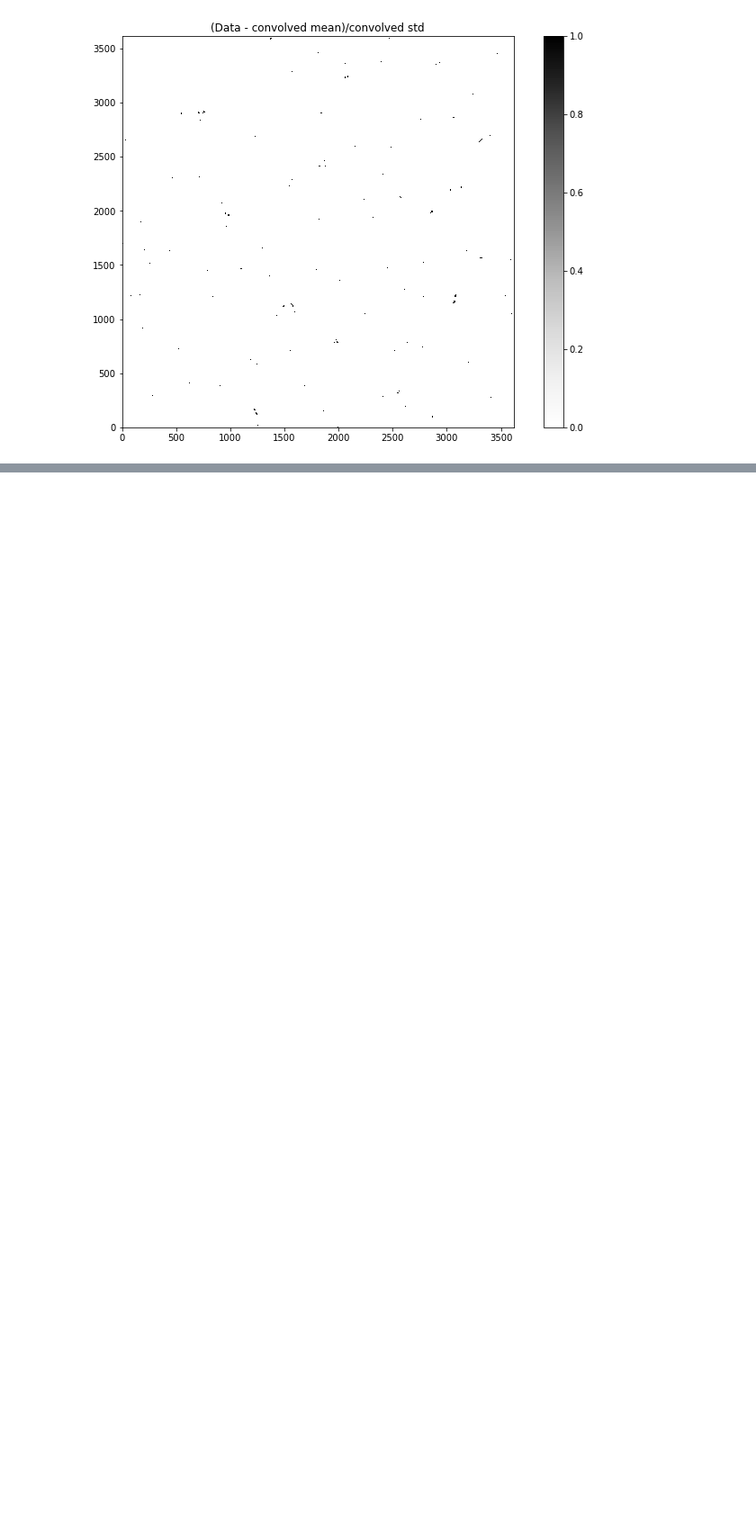
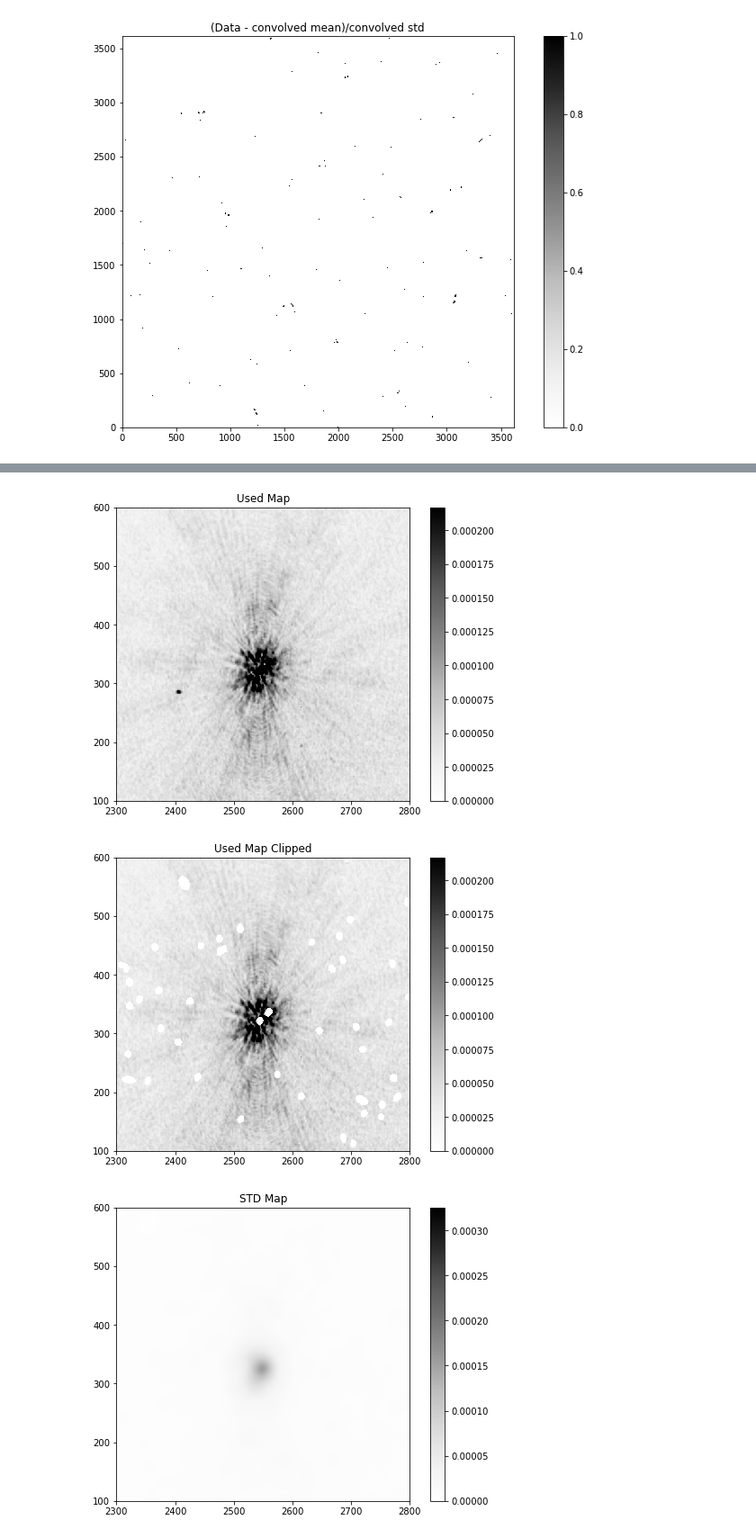
Before and after one commit to Woutmg/Meerkat_FracPol_New, a Jupyter notebook: RMS_maker.ipynb, the cells around one changed output, grey strips where cells are left out. Shown at 90% size. Drawn from its saved outputs; the diff is of its cells as text; code cells hidden in the pictures; blank space fills up the shorter version.

```diff
--- a/RMS_maker.ipynb
+++ b/RMS_maker.ipynb
@@ -138,0 +143,69 @@ plt.savefig('linpol_selection.pdf', dpi=500)
+# %%
+path_rmsynth = r'/net/vdesk/data2/GoesaertW/Meerkat_Data/Abell_85/rmsynth/'
+fname_rmsynth = 'rmsynth_polint'
+hdu_rmsynth = fits.open(get_pkg_data_filename(path+fname+'.fits'))[0]
+header_rmsynth = hdu.header
+data_rmsynth = hdu_rmsynth.data
+
+mask_sources = np.load('testmask.npy')
+data_masked_rmsynth = ma.masked_array(data_rmsynth, mask = mask_sources)
+# %%
+data_masked_nan_rmsynth = np.where(data_masked_rmsynth.mask,np.nan,data_masked_rmsynth)
+kernel_rmsynth = Gaussian2DKernel(x_stddev=10, x_size=51, y_size=51)
+mean_rmsynth = convolve(data_masked_nan_rmsynth, kernel_rmsynth, boundary='extend')
+
+rms_rmsynth = np.sqrt(convolve(data_masked_nan_rmsynth**2, kernel_rmsynth, boundary='extend'))
+
+std_rmsynth = np.sqrt(convolve((data_masked_nan_rmsynth-mean_rmsynth)**2, kernel_rmsynth, boundary='extend'))
+# %%
+plt.figure(figsize=(8,6))
+plt.title('Used Map')
+plt.imshow(data_rmsynth, vmin=0, vmax=0.02*np.max(data_rmsynth), cmap='Greys', origin='lower', interpolation='nearest')
+plt.colorbar()
+plt.xlim(2300, 2800)
+plt.ylim(100, 600)
+plt.show()
+
+plt.figure(figsize=(8,6))
+plt.title('Used Map Clipped')
+plt.imshow(data_masked_nan_rmsynth, cmap='Greys', origin='lower', vmin=0, vmax=0.02*np.max(data_rmsynth), interpolation='nearest')
+plt.colorbar()
+plt.xlim(2300, 2800)
+plt.ylim(100, 600)
+plt.show()
+
+plt.figure(figsize=(8,6))
+plt.title('STD Map')
+plt.imshow(std_rmsynth, vmin=0, vmax=0.03*np.max(data_rmsynth), cmap='Greys', origin='lower', interpolation='nearest')
+plt.colorbar()
+plt.xlim(2300, 2800)
+plt.ylim(100, 600)
+plt.show()
+
+plt.figure(figsize=(8,6))
+plt.title('Data - convolved mean')
+plt.imshow(data_rmsynth-mean_rmsynth, vmin=0, vmax=0.03*np.max(data_rmsynth-mean_rmsynth), cmap='Greys', origin='lower', interpolation='nearest')
+plt.colorbar()
+plt.xlim(2300, 2800)
+plt.ylim(100, 600)
+plt.show()
+
+plt.figure(figsize=(8,6))
+plt.title('(Data - convolved mean)/convolved std')
+plt.imshow((data_rmsynth-mean_rmsynth)/std_rmsynth, vmin=0, vmax=0.2*np.max((data_rmsynth-mean_rmsynth)/std_rmsynth), cmap='Greys', origin='lower', interpolation='nearest')
+plt.colorbar()
+plt.xlim(2300, 2800)
+plt.ylim(100, 600)
+plt.show()
+
+plt.figure(figsize=(8,6))
+plt.title('Data/RMS')
+plt.imshow(data_rmsynth/rms_rmsynth, vmin=0, vmax=0.2*np.max(data_rmsynth/rms_rmsynth), cmap='Greys', origin='lower', interpolation='nearest')
+plt.colorbar()
+plt.xlim(2300, 2800)
+plt.ylim(100, 600)
+plt.show()
+# %% [output]
+[figure, added]
+[figure, added]
+[figure, added]
```
Also changed, not shown: parts of 4 cells of this notebook, 11 other files.
